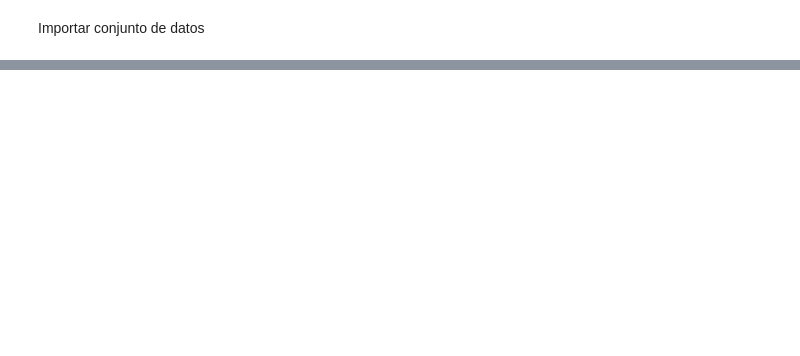
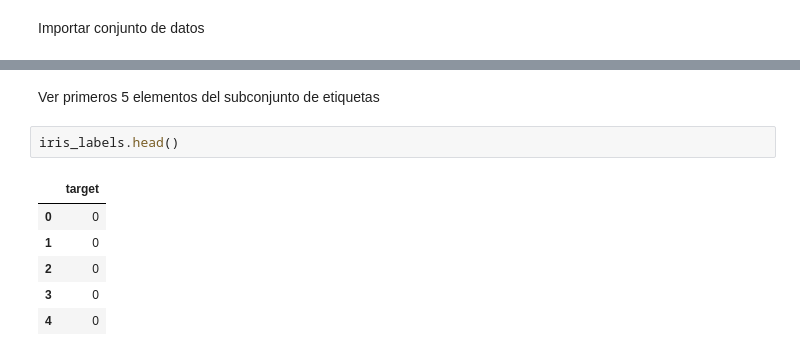
Before and after one commit to rubenchov/aprendizajeautomaticovision, a Jupyter notebook: IntroML_2_ImportarIris.ipynb, the cells around one changed output, grey strips where cells are left out. Drawn from its saved outputs; the diff is of its cells as text; blank space fills up the shorter version.

```diff
--- a/IntroML_2_ImportarIris.ipynb
+++ b/IntroML_2_ImportarIris.ipynb
@@ -22,0 +32,11 @@ iris_df.head() #Ver 5 primeros elementos del conjunto de datos
+# %% [markdown]
+Ver primeros 5 elementos del subconjunto de etiquetas
+# %%
+iris_labels.head()
+# %% [output]
+|  | target |
+| 0 | 0 |
+| 1 | 0 |
+| 2 | 0 |
+| 3 | 0 |
+| 4 | 0 |
```
Also changed, not shown: parts of 11 cells of this notebook.
